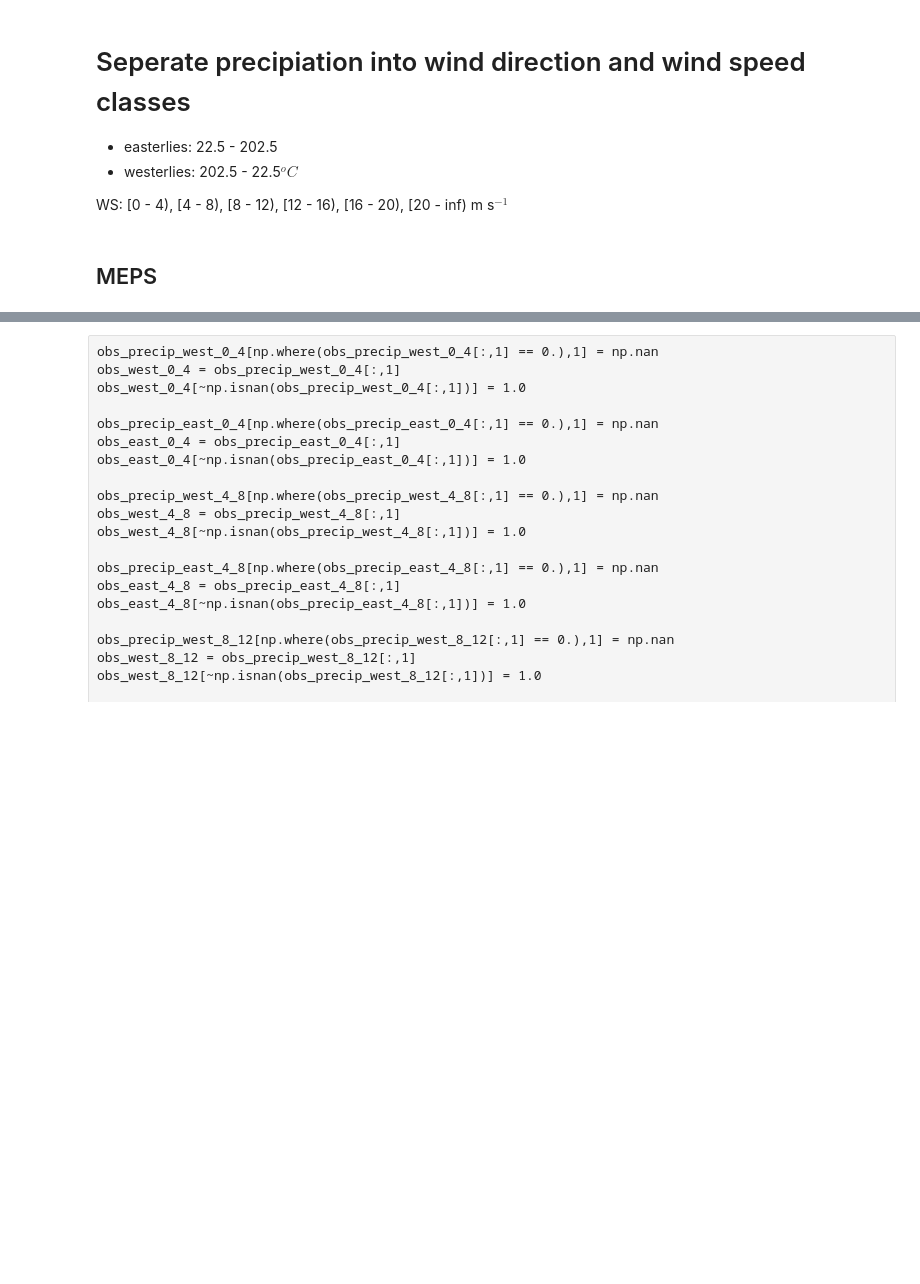
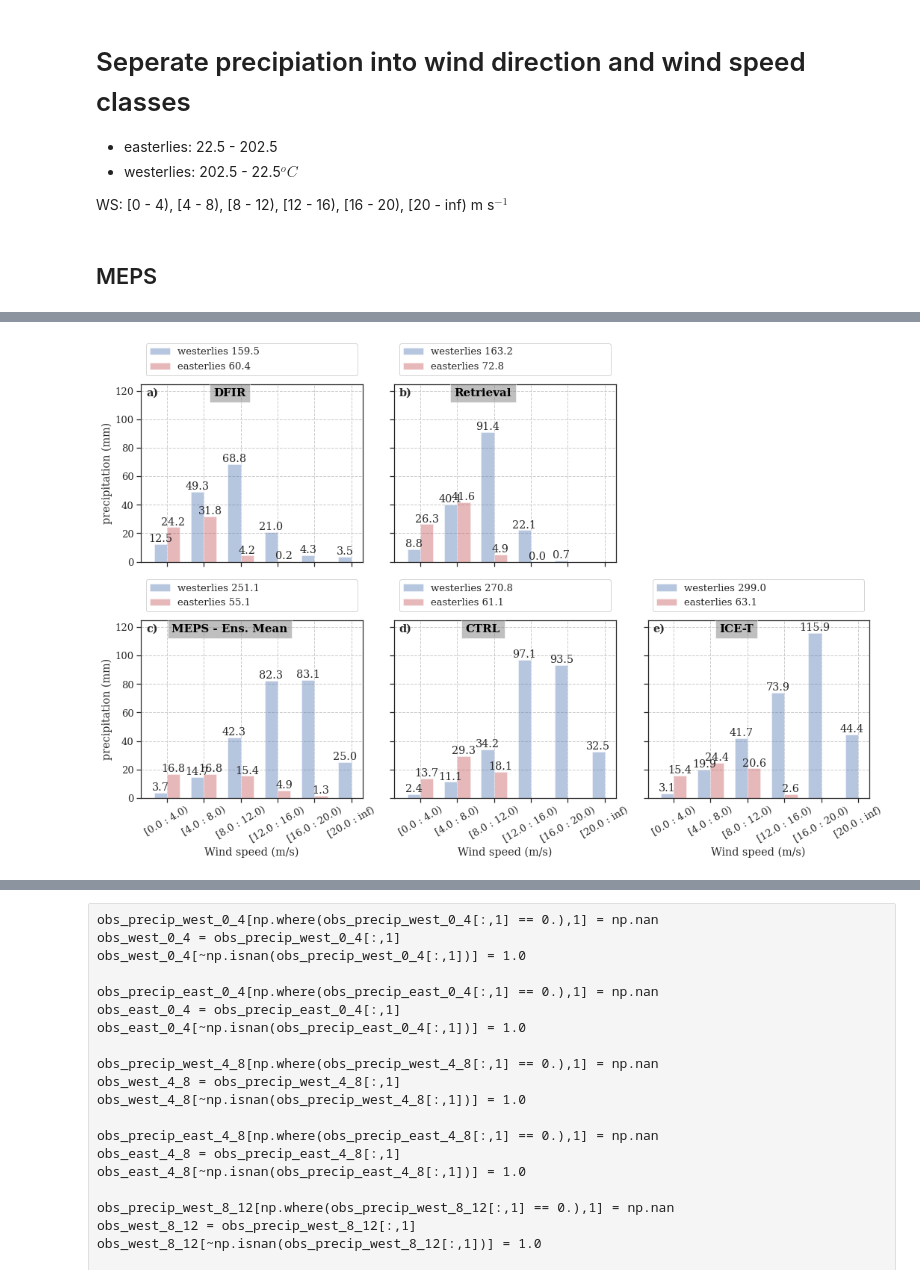
Before and after one commit to franzihe/Haukeliseter_16_17, a Jupyter notebook: seasonal_stat_wind.ipynb, the cells around one changed output, grey strips where cells are left out. Cells and saved outputs as stored; diff of their text form; code cells hidden in the pictures; blank space fills up the shorter version.

```diff
--- a/seasonal_stat_wind.ipynb
+++ b/seasonal_stat_wind.ipynb
@@ -627,11 +689,10 @@ for meps in meps_run:
 
     #meps_precip_east_ws_mean = np.nanmean(meps_precip_east_ws[:,1:], axis = 1)
 # %%
-def plt_precip_in_wind_category(axs, west, east, observation):
+def plt_precip_in_wind_category(axs, west=None, east=None, observation=None):
 
     bar_width = 0.35
     opacity = 0.4
-
     bar11 = axs.bar(np.arange(west.shape[0]) - bar_width/2,
                     west[:], width = bar_width,
                     align = 'center', alpha = opacity, color = 'b',
@@ -669,7 +730,7 @@ if len(meps_run) == 2:
     axs[0].set_xticks(np.arange(obs_precip_west_ws.shape[0]))
 
     plt_precip_in_wind_category(axs[0], obs_precip_west_ws[:,1],
-                                obs_precip_east_ws[:,1], 'Double fence')
+                                obs_precip_east_ws[:,1], 'DFIR')
 
     plt_precip_in_wind_category(axs[1], ret_precip_west_ws[:,1],
                                 ret_precip_east_ws[:,1], 'Retrieval')
@@ -690,16 +762,6 @@ plot saved: /home/franzihe/Documents/Figures/Weathermast_MEPS_Retrieval/Haukelis
 # %%
 if len(meps_run) == 10:
-    meps_precip_west_ws_EM = np.mean(np.stack((meps_precip_west_ws[0][:,1], meps_precip_west_ws[1][:,1],
-                                              meps_precip_west_ws[2][:,1], meps_precip_west_ws[3][:,1],
-                                              meps_precip_west_ws[4][:,1], meps_precip_west_ws[5][:,1],
-                                              meps_precip_west_ws[6][:,1], meps_precip_west_ws[7][:,1],
-                                              meps_precip_west_ws[8][:,1], meps_precip_west_ws[9][:,1],), axis = 0), axis = 0)
 
-    meps_precip_east_ws_EM = np.mean(np.stack((meps_precip_east_ws[0][:,1], meps_precip_east_ws[1][:,1],
-                                              meps_precip_east_ws[2][:,1], meps_precip_east_ws[3][:,1],
-                                              meps_precip_east_ws[4][:,1], meps_precip_east_ws[5][:,1],
-                                              meps_precip_east_ws[6][:,1], meps_precip_east_ws[7][:,1],
-                                              meps_precip_east_ws[8][:,1], meps_precip_east_ws[9][:,1],), axis = 0), axis = 0)
 
 
     fig, axsm = plt.subplots(1, 3, sharex = 'all',
@@ -714,12 +776,12 @@ if len(meps_run) == 10:
     axs[0].set_xticks(np.arange(obs_precip_west_ws.shape[0]))
 
     plt_precip_in_wind_category(axs[0], obs_precip_west_ws[:,1],
-                                obs_precip_east_ws[:,1], 'Double fence')
+                                obs_precip_east_ws[:,1], 'DFIR')
 
     plt_precip_in_wind_category(axs[1], ret_precip_west_ws[:,1],
                                 ret_precip_east_ws[:,1], 'Retrieval')
 
-    plt_precip_in_wind_category(axs[i], meps_precip_west_ws_EM,
+    plt_precip_in_wind_category(axs[2], meps_precip_west_ws_EM,
                                     meps_precip_east_ws_EM, 'MEPS - Ens. Mean' )
 
     plt.tight_layout()
@@ -729,3 +791,64 @@ if len(meps_run) == 10:
         plt.savefig('%s/%s' %(figdir, fig_name), format = form, bbox_inches='tight', transparent=True)
         print('plot saved: %s/%s' %(figdir, fig_name))
         plt.close()
+# %%
+# subplots with DFIR, Retrieval, MEPS-EM, CTRL, ICE-T
+fig_label = ['a)', 'b)', 'c)', 'd)', 'e)']
+
+fig, axsm = plt.subplots(2, 3, sharex = 'all',
+                              sharey = 'all',
+                             figsize = [15,10])
+
+axs = axsm.flatten()
+
+for i in range(axs.shape[0]):
+    axs[i].set_xlabel('Wind speed (m/s)')
+axs[0].set_ylabel('precipitation (mm)')
+axs[0].set_ylim([0, 125])
+axs[0].set_xticks(np.arange(obs_precip_west_ws.shape[0]))
+axs[0].set_xlim([0-0.7,6-0.7])
+
+
+
+plt_precip_in_wind_category(axs[0], obs_precip_west_ws[:,1],
+                                obs_precip_east_ws[:,1], 'DFIR')
+
+plt_precip_in_wind_category(axs[1], ret_precip_west_ws[:,1],
+                                ret_precip_east_ws[:,1], 'Retrieval')
+for i in range(2):
+    axs[i].text(0.05, 0.95,
+                    fig_label[i],
+                    fontweight='bold',
+                    horizontalalignment='center',
+                    verticalalignment='center',
+                    transform = axs[i].transAxes)
+    axs[i].xaxis.label.set_visible(False)
+
+axs[2].axis('off')
+
+plt_precip_in_wind_category(axs[3], meps_precip_west_ws_EM,
+                                    meps_precip_east_ws_EM, 'MEPS - Ens. Mean' )
+axs[3].set_ylabel('precipitation (mm)')
+
+for i, meps in zip(np.arange(4,6), meps_run[-2:]):
+        plt_precip_in_wind_category(axs[i], meps_precip_west_ws[meps][:,1],
+                                    meps_precip_east_ws[meps][:,1], '%s' %meps)
+axs[5].set_ylim([0, 125])
+
+for i in range(3,6):
+    axs[i].text(0.05, 0.95,
+                    fig_label[i-1],
+                    fontweight='bold',
+                    horizontalalignment='center',
+                    verticalalignment='center',
+                    transform = axs[i].transAxes)
+
+plt.tight_layout()
+if savefig == 1:
+        cF.createFolder('%s/' %(figdir))
+        fig_name = 'winter_16_17_sfc_precip_WS_WD_EM.'+form
+        plt.savefig('%s/%s' %(figdir, fig_name), format = form, bbox_inches='tight', transparent=True)
+        print('plot saved: %s/%s' %(figdir, fig_name))
+        plt.close()
+# %% [output]
+[figure, added]
```
Also changed, not shown: parts of 45 cells of this notebook.
